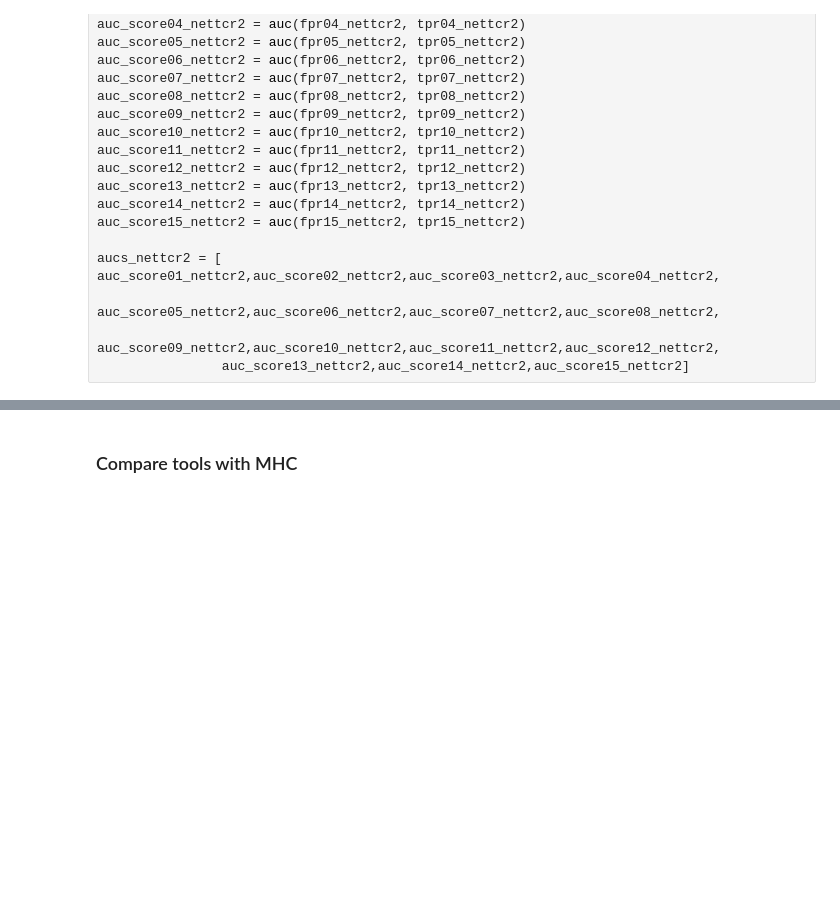
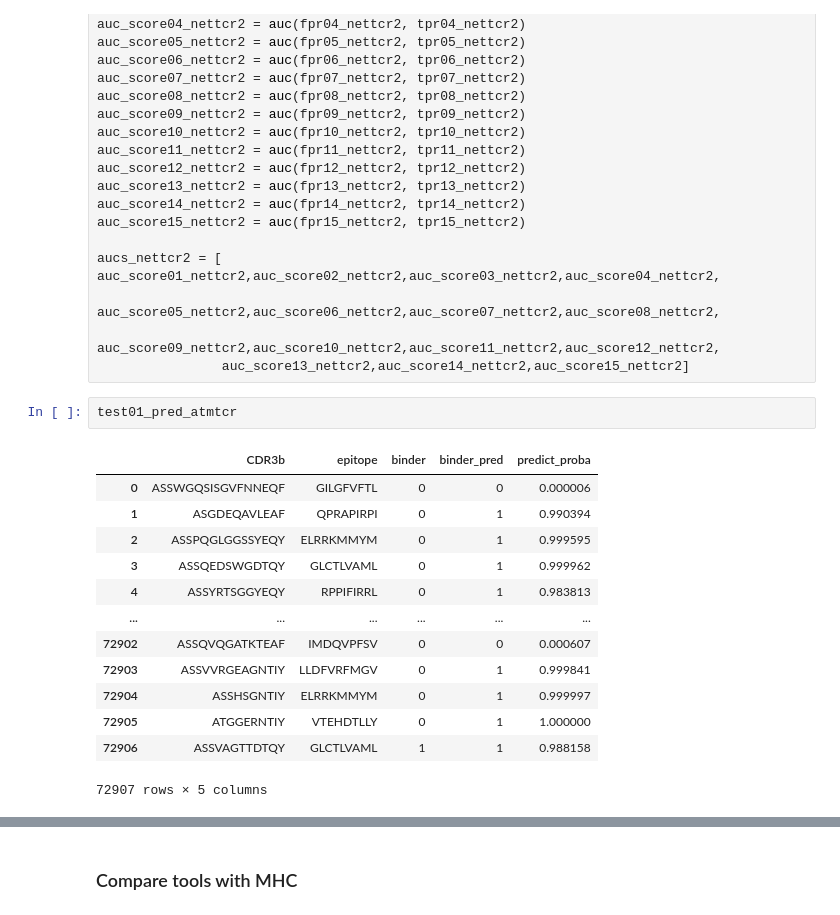
Before and after one commit to ddiem-ri-4D/epiTCR, a Jupyter notebook: src/benchmark/compare-roc-auc-tools.ipynb, the cells around one changed output, grey strips where cells are left out. Drawn from its saved outputs; the diff is of its cells as text; blank space fills up the shorter version.

```diff
--- a/src/benchmark/compare-roc-auc-tools.ipynb
+++ b/src/benchmark/compare-roc-auc-tools.ipynb
@@ -413,4 +413,20 @@ aucs_nettcr2 = [  auc_score01_nettcr2,auc_score02_nettcr2,auc_score03_nettcr2,au
                 auc_score05_nettcr2,auc_score06_nettcr2,auc_score07_nettcr2,auc_score08_nettcr2,
                 auc_score09_nettcr2,auc_score10_nettcr2,auc_score11_nettcr2,auc_score12_nettcr2,
                 auc_score13_nettcr2,auc_score14_nettcr2,auc_score15_nettcr2]
+# %%
+test01_pred_atmtcr
+# %% [output]
+|  | CDR3b | epitope | binder | binder_pred | predict_proba |
+| 0 | ASSWGQSISGVFNNEQF | GILGFVFTL | 0 | 0 | 0.000006 |
+| 1 | ASGDEQAVLEAF | QPRAPIRPI | 0 | 1 | 0.990394 |
+| 2 | ASSPQGLGGSSYEQY | ELRRKMMYM | 0 | 1 | 0.999595 |
+| 3 | ASSQEDSWGDTQY | GLCTLVAML | 0 | 1 | 0.999962 |
+| 4 | ASSYRTSGGYEQY | RPPIFIRRL | 0 | 1 | 0.983813 |
+| ... | ... | ... | ... | ... | ... |
+| 72902 | ASSQVQGATKTEAF | IMDQVPFSV | 0 | 0 | 0.000607 |
+| 72903 | ASSVVRGEAGNTIY | LLDFVRFMGV | 0 | 1 | 0.999841 |
+| 72904 | ASSHSGNTIY | ELRRKMMYM | 0 | 1 | 0.999997 |
+| 72905 | ATGGERNTIY | VTEHDTLLY | 0 | 1 | 1.000000 |
+| 72906 | ASSVAGTTDTQY | GLCTLVAML | 1 | 1 | 0.988158 |
+72907 rows × 5 columns
 # %%
```
Also changed, not shown: parts of 12 cells of this notebook, 50 other files.
